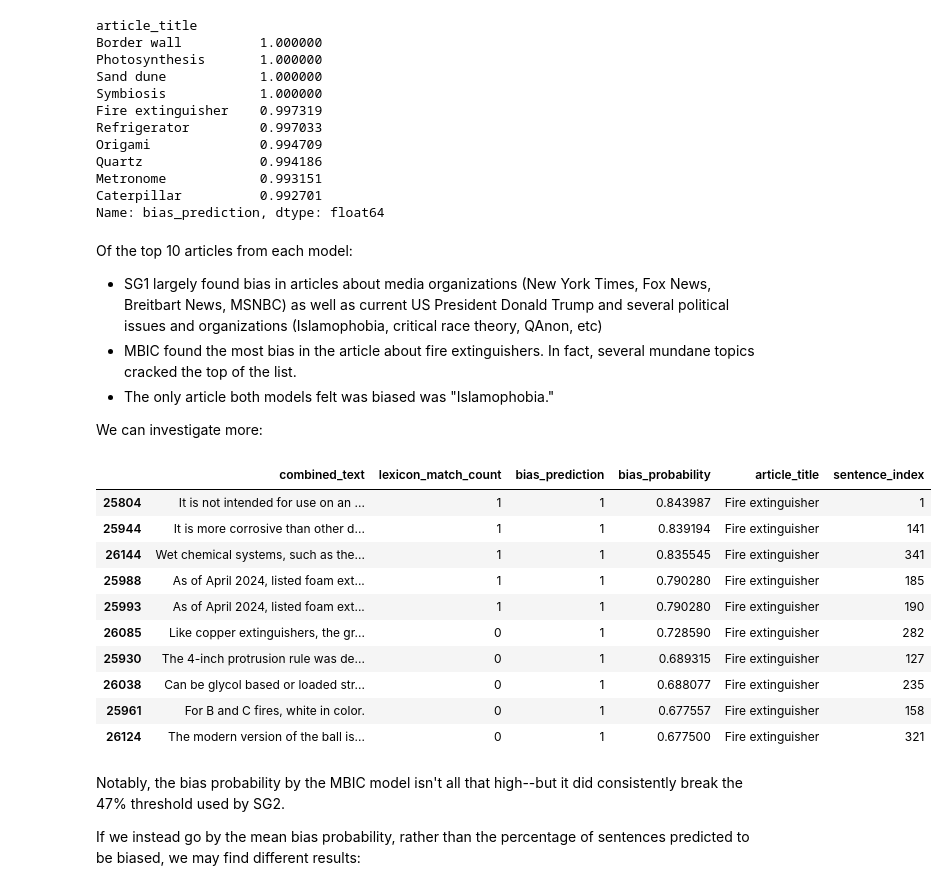
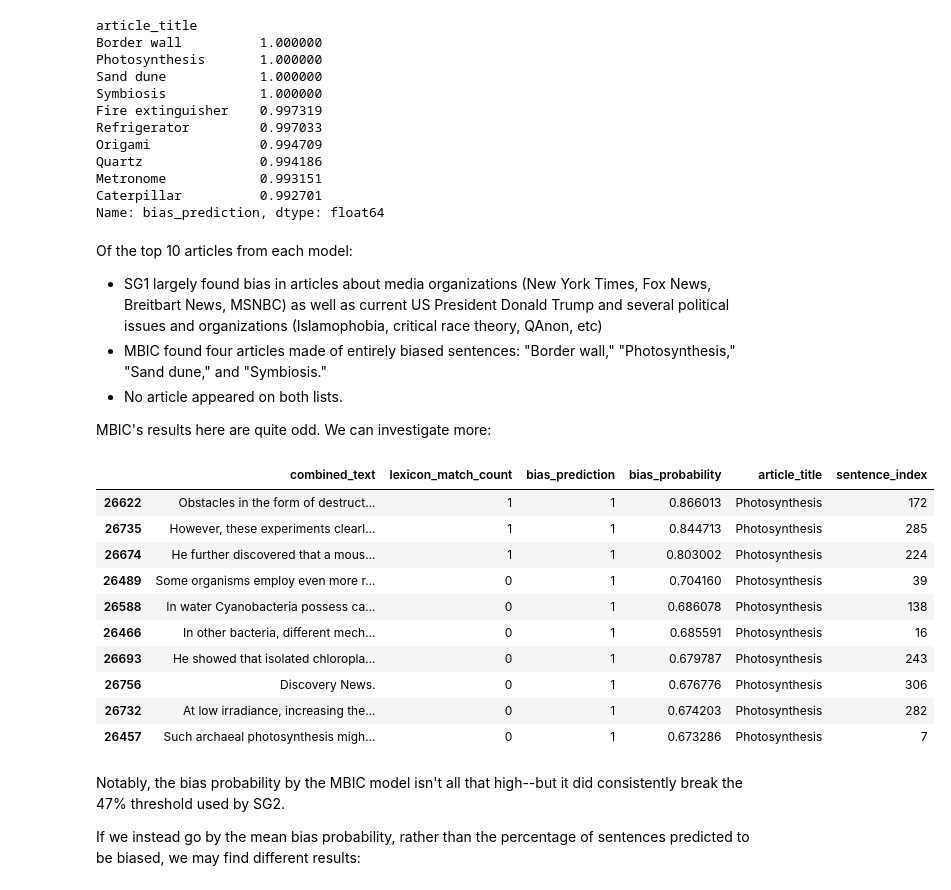
Before and after one commit to kenklabnik/wikipedia-bias-detection, a Jupyter notebook: notebooks/randy_bias_analysis.ipynb, the cells around one changed output. Cells and saved outputs as stored; diff of their text form; code cells hidden in the pictures.

```diff
--- a/notebooks/randy_bias_analysis.ipynb
+++ b/notebooks/randy_bias_analysis.ipynb
@@ -1488,24 +1518,24 @@ Name: bias_prediction, dtype: float64
 Of the top 10 articles from each model:
 
 - SG1 largely found bias in articles about media organizations (New York Times, Fox News, Breitbart News, MSNBC) as well as current US President Donald Trump and several political issues and organizations (Islamophobia, critical race theory, QAnon, etc)
-- MBIC found the most bias in the article about fire extinguishers. In fact, several mundane topics cracked the top of the list.
-- The only article both models felt was biased was "Islamophobia."
+- MBIC found four articles made of entirely biased sentences: "Border wall," "Photosynthesis," "Sand dune," and "Symbiosis."
+- No article appeared on both lists.
 
-We can investigate more:
+MBIC's results here are quite odd. We can investigate more:
 # %%
-mbic_wiki_sentence_dataset[mbic_wiki_sentence_dataset['article_title'] == 'Fire extinguisher'].sort_values(by='bias_probability', axis=0, ascending=False).head(10)
+mbic_wiki_sentence_dataset[mbic_wiki_sentence_dataset['article_title'] == 'Photosynthesis'].sort_values(by='bias_probability', axis=0, ascending=False).head(10)
 # %% [output]
 |  | combined_text | lexicon_match_count | bias_prediction | bias_probability | article_title | sentence_index |
-| 25804 | It is not intended for use on an ... | 1 | 1 | 0.843987 | Fire extinguisher | 1 |
-| 25944 | It is more corrosive than other d... | 1 | 1 | 0.839194 | Fire extinguisher | 141 |
-| 26144 | Wet chemical systems, such as the... | 1 | 1 | 0.835545 | Fire extinguisher | 341 |
-| 25988 | As of April 2024, listed foam ext... | 1 | 1 | 0.790280 | Fire extinguisher | 185 |
-| 25993 | As of April 2024, listed foam ext... | 1 | 1 | 0.790280 | Fire extinguisher | 190 |
-| 26085 | Like copper extinguishers, the gr... | 0 | 1 | 0.728590 | Fire extinguisher | 282 |
-| 25930 | The 4-inch protrusion rule was de... | 0 | 1 | 0.689315 | Fire extinguisher | 127 |
-| 26038 | Can be glycol based or loaded str... | 0 | 1 | 0.688077 | Fire extinguisher | 235 |
-| 25961 | For B and C fires, white in color. | 0 | 1 | 0.677557 | Fire extinguisher | 158 |
-| 26124 | The modern version of the ball is... | 0 | 1 | 0.677500 | Fire extinguisher | 321 |
+| 26622 | Obstacles in the form of destruct... | 1 | 1 | 0.866013 | Photosynthesis | 172 |
+| 26735 | However, these experiments clearl... | 1 | 1 | 0.844713 | Photosynthesis | 285 |
+| 26674 | He further discovered that a mous... | 1 | 1 | 0.803002 | Photosynthesis | 224 |
+| 26489 | Some organisms employ even more r... | 0 | 1 | 0.704160 | Photosynthesis | 39 |
+| 26588 | In water Cyanobacteria possess ca... | 0 | 1 | 0.686078 | Photosynthesis | 138 |
+| 26466 | In other bacteria, different mech... | 0 | 1 | 0.685591 | Photosynthesis | 16 |
+| 26693 | He showed that isolated chloropla... | 0 | 1 | 0.679787 | Photosynthesis | 243 |
+| 26756 | Discovery News. | 0 | 1 | 0.676776 | Photosynthesis | 306 |
+| 26732 | At low irradiance, increasing the... | 0 | 1 | 0.674203 | Photosynthesis | 282 |
+| 26457 | Such archaeal photosynthesis migh... | 0 | 1 | 0.673286 | Photosynthesis | 7 |
 # %% [markdown]
 Notably, the bias probability by the MBIC model isn't all that high--but it did consistently break the 47% threshold used by SG2.
 
```
Also changed, not shown: parts of 8 cells of this notebook.
